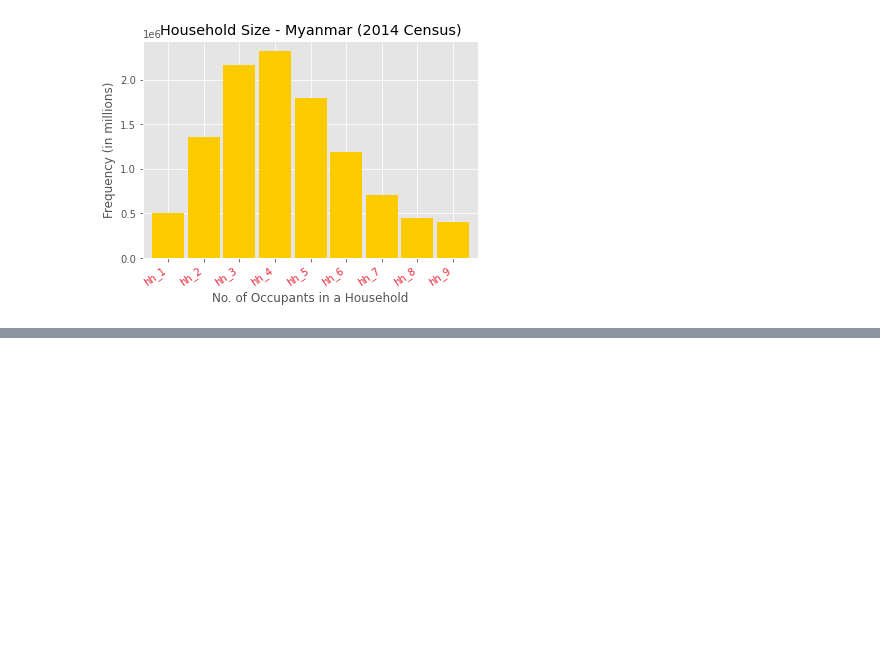
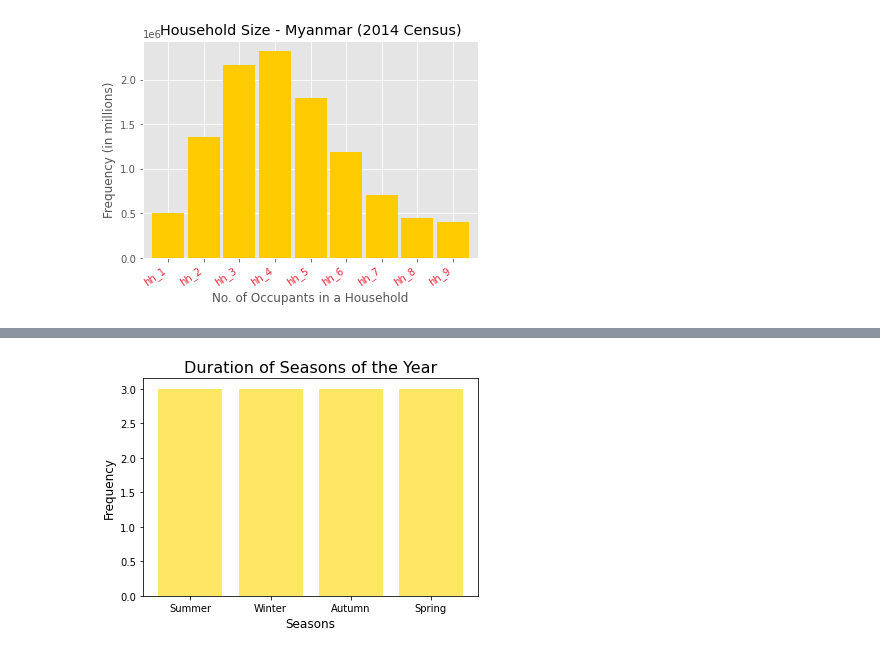
Before and after one commit to dssheldon/ProgDA-Project-SDS, a Jupyter notebook: ProgDA-Project-SDS.ipynb, the cells around one changed output, grey strips where cells are left out. Drawn from its saved outputs; the diff is of its cells as text; code cells hidden in the pictures; blank space fills up the shorter version.

```diff
--- a/ProgDA-Project-SDS.ipynb
+++ b/ProgDA-Project-SDS.ipynb
@@ -761,0 +841,16 @@ The average number of hours of daylight for the year is: 12
+# %%
+# Distribution of the Seasons in Ireland
+
+import matplotlib.pyplot as plt
+import numpy as np
+seasons_in_ireland = {'Summer':3, 'Winter':3, 'Autumn':3, 'Spring':3}
+
+plt.bar(seasons_in_ireland.keys(), seasons_in_ireland.values(), color='gold', alpha=0.6)
+
+plt.title('Duration of Seasons of the Year', size='16')
+plt.xlabel('Seasons', size=12)
+plt.ylabel('Frequency', size=12)
+
+plt.show()
+# %% [output]
+[figure, added]
```
Also changed, not shown: parts of 5 cells of this notebook.
